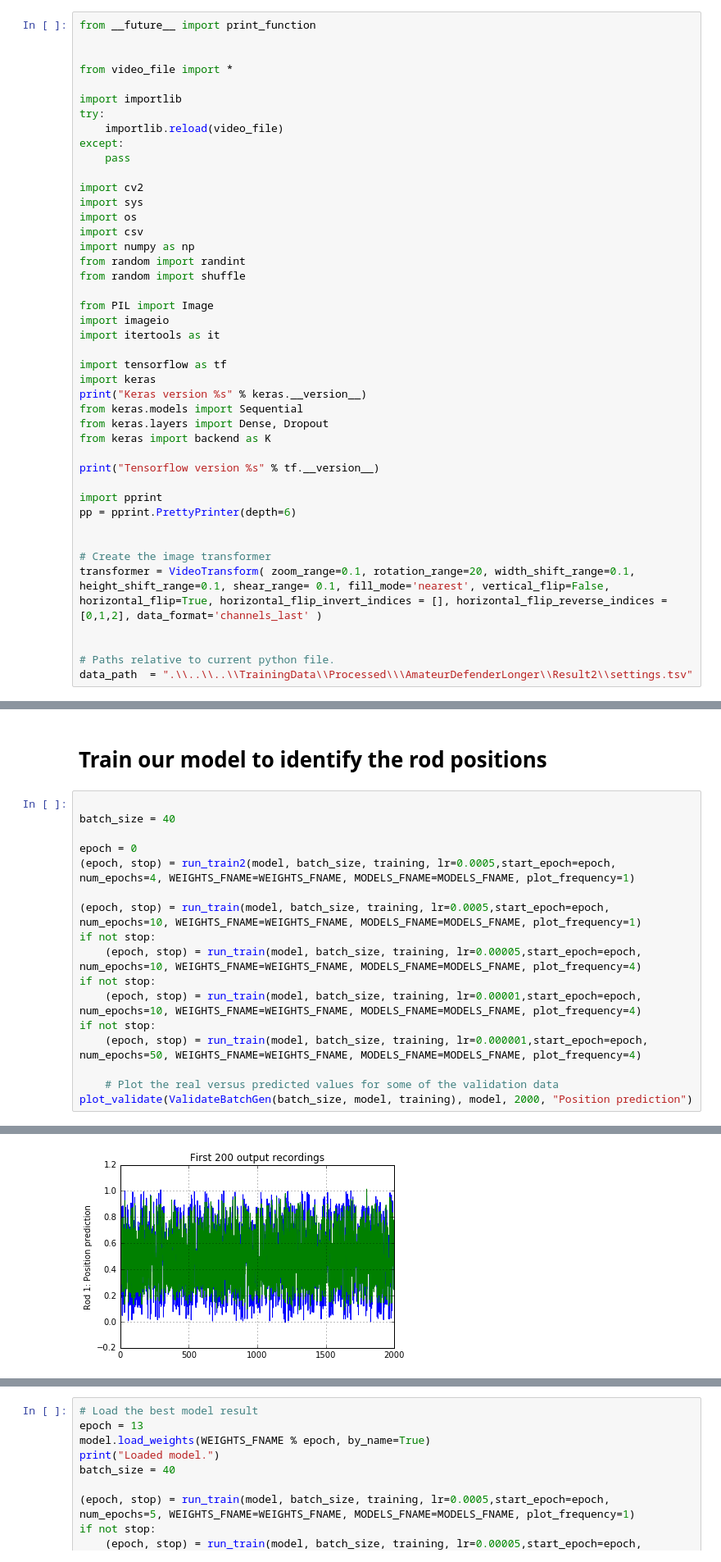
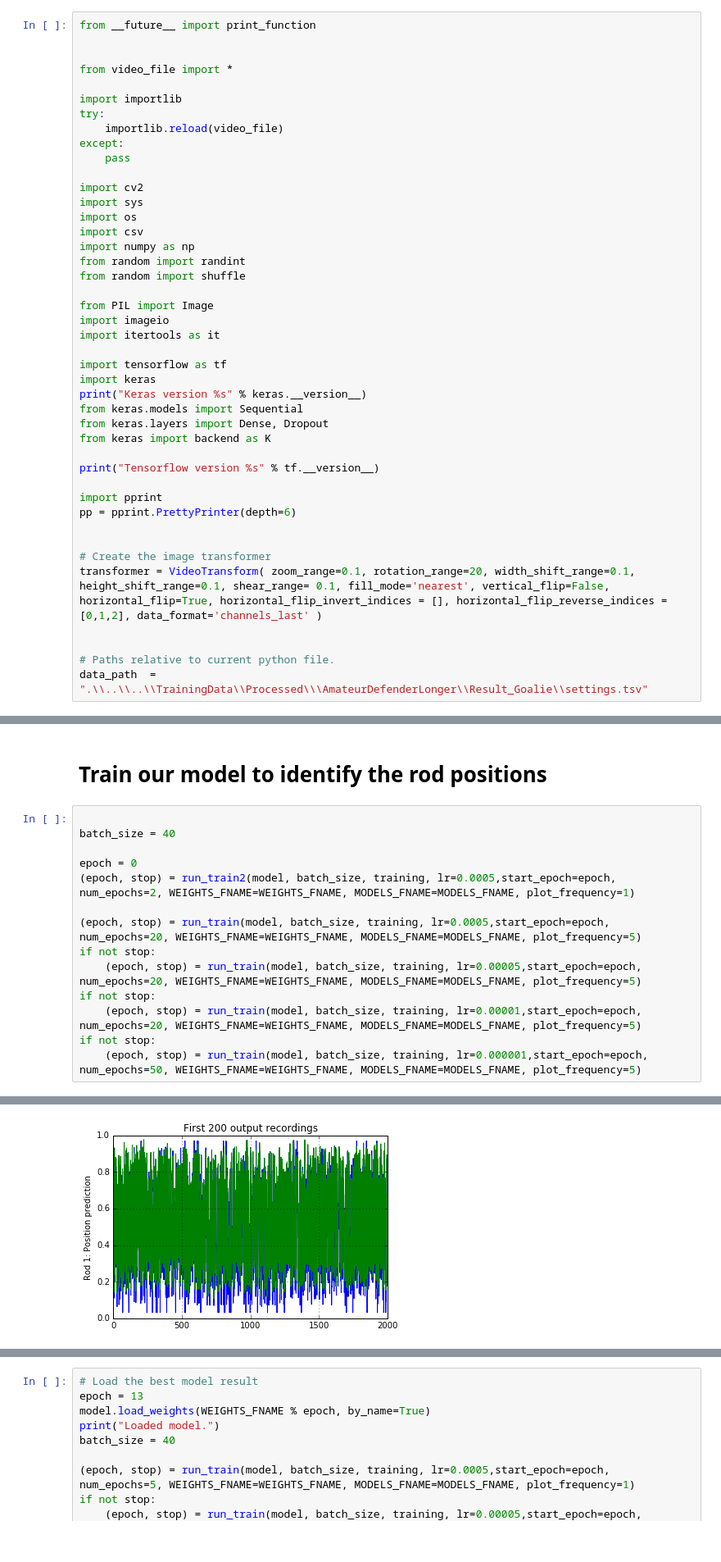
Before and after one commit to glmcdona/FoosAI, a Jupyter notebook: Code/Training/TrainingFoosbot.ipynb, the cells around one changed output, grey strips where cells are left out. Shown at 82% size. Cells and saved outputs as stored; diff of their text form.

Commit message:
Add Goalie defense model. Update rod tracking model. Update processed training data using new rod tracking model.

```diff
--- a/Code/Training/TrainingFoosbot.ipynb
+++ b/Code/Training/TrainingFoosbot.ipynb
@@ -50,7 +50,7 @@ transformer = VideoTransform( zoom_range=0.1, rotation_range=20, width_shift_ran
 
 
 # Paths relative to current python file.
-data_path  = ".\\..\\..\\TrainingData\\Processed\\\AmateurDefenderLonger\\Result2\\settings.tsv"
+data_path  = ".\\..\\..\\TrainingData\\Processed\\\AmateurDefenderLonger\\Result_Goalie\\settings.tsv"
 # %% [output]
 Using TensorFlow backend.
 Keras version 2.0.4
@@ -558,18 +558,15 @@ _________________________________________________________________
 batch_size = 40
 
 epoch = 0
-(epoch, stop) = run_train2(model, batch_size, training, lr=0.0005,start_epoch=epoch, num_epochs=4, WEIGHTS_FNAME=WEIGHTS_FNAME, MODELS_FNAME=MODELS_FNAME, plot_frequency=1)
+(epoch, stop) = run_train2(model, batch_size, training, lr=0.0005,start_epoch=epoch, num_epochs=2, WEIGHTS_FNAME=WEIGHTS_FNAME, MODELS_FNAME=MODELS_FNAME, plot_frequency=1)
 
-(epoch, stop) = run_train(model, batch_size, training, lr=0.0005,start_epoch=epoch, num_epochs=10, WEIGHTS_FNAME=WEIGHTS_FNAME, MODELS_FNAME=MODELS_FNAME, plot_frequency=1)
+(epoch, stop) = run_train(model, batch_size, training, lr=0.0005,start_epoch=epoch, num_epochs=20, WEIGHTS_FNAME=WEIGHTS_FNAME, MODELS_FNAME=MODELS_FNAME, plot_frequency=5)
 if not stop:
-    (epoch, stop) = run_train(model, batch_size, training, lr=0.00005,start_epoch=epoch, num_epochs=10, WEIGHTS_FNAME=WEIGHTS_FNAME, MODELS_FNAME=MODELS_FNAME, plot_frequency=4)
+    (epoch, stop) = run_train(model, batch_size, training, lr=0.00005,start_epoch=epoch, num_epochs=20, WEIGHTS_FNAME=WEIGHTS_FNAME, MODELS_FNAME=MODELS_FNAME, plot_frequency=5)
 if not stop:
-    (epoch, stop) = run_train(model, batch_size, training, lr=0.00001,start_epoch=epoch, num_epochs=10, WEIGHTS_FNAME=WEIGHTS_FNAME, MODELS_FNAME=MODELS_FNAME, plot_frequency=4)
+    (epoch, stop) = run_train(model, batch_size, training, lr=0.00001,start_epoch=epoch, num_epochs=20, WEIGHTS_FNAME=WEIGHTS_FNAME, MODELS_FNAME=MODELS_FNAME, plot_frequency=5)
 if not stop:
-    (epoch, stop) = run_train(model, batch_size, training, lr=0.000001,start_epoch=epoch, num_epochs=50, WEIGHTS_FNAME=WEIGHTS_FNAME, MODELS_FNAME=MODELS_FNAME, plot_frequency=4)
-
-    # Plot the real versus predicted values for some of the validation data
-plot_validate(ValidateBatchGen(batch_size, model, training), model, 2000, "Position prediction")
+    (epoch, stop) = run_train(model, batch_size, training, lr=0.000001,start_epoch=epoch, num_epochs=50, WEIGHTS_FNAME=WEIGHTS_FNAME, MODELS_FNAME=MODELS_FNAME, plot_frequency=5)
 # %% [output]
 Starting at lr=0.000500
 Batch size 40: 1575 training batches, 393 validation batches
@@ -613 +610 @@ array([[ 0.45254546],
-[figure, old version]
+[figure, new version]
```
Also changed, not shown: parts of 6 cells of this notebook, 24 other files.
